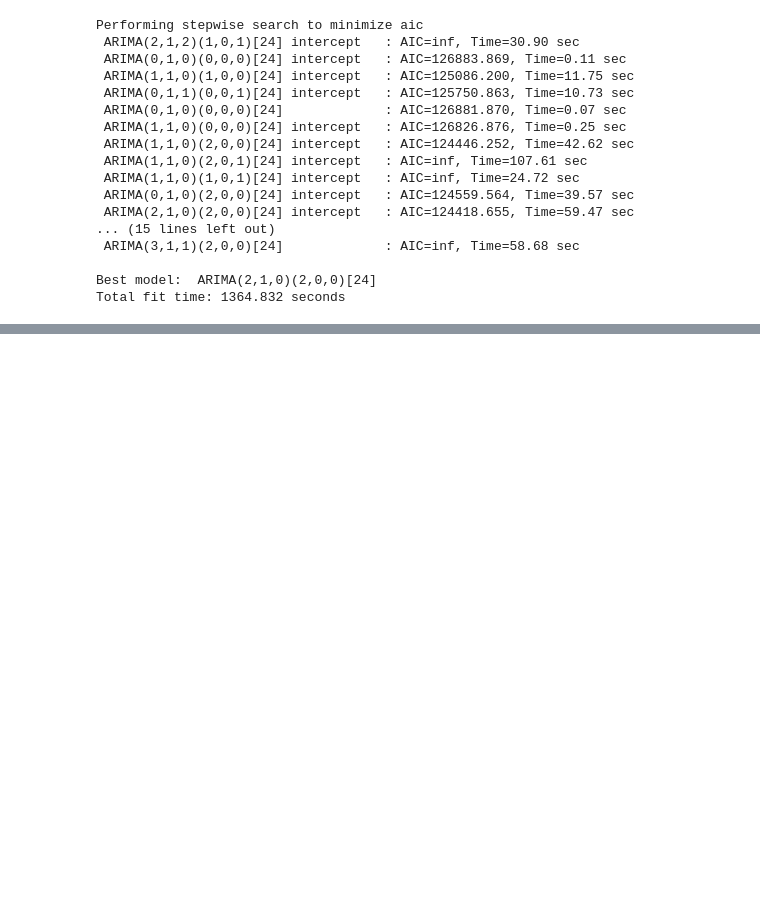
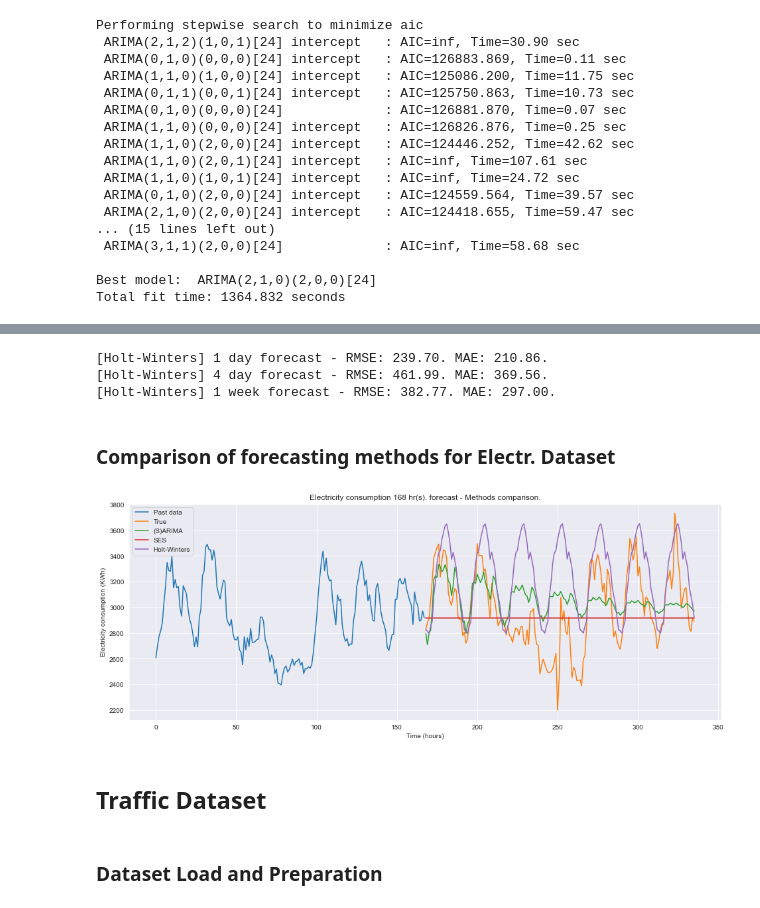
Before and after one commit to andresC98/TSF_Transformers_TFM, a Jupyter notebook: code_notebooks/[TFM] Classical Forecasting Models - Traffic & Electricity Benchmarks.ipynb, the cells around one changed output, grey strips where cells are left out. Saved outputs shown, nothing was run; the diff lists cells and outputs as text; code cells hidden in the pictures; blank space fills up the shorter version.

```diff
--- a/code_notebooks/[TFM] Classical Forecasting Models - Traffic & Electricity Benchmarks.ipynb
+++ b/code_notebooks/[TFM] Classical Forecasting Models - Traffic & Electricity Benchmarks.ipynb
@@ -226,0 +175,15 @@ print("1 week forecast - RMSE: {:.2f}. MAE: {:.2f}.".format(rmse, mae))
+# %%
+# Save model to disk:
+#joblib.dump(model, "trained_models/arima_model_electr.pkl", compress=3)
+
+# Load model from disk after fitting
+arima_model = joblib.load("trained_models/arima_model_electr.pkl")
+# %%
+forecast_1day_ARIMA = arima_model.predict(next_day)
+plot_model_forecast(train, test, forecast_1day_ARIMA, next_day, "electr","ARIMA(2,1,0)(2,0,0)[24]")
+
+forecast_4day_ARIMA = arima_model.predict(next_4_days)
+plot_model_forecast(train, test, forecast_4day_ARIMA, next_4_days, "electr","ARIMA(2,1,0)(2,0,0)[24]")
+
+forecast_1week_ARIMA = arima_model.predict(next_week)
+plot_model_forecast(train, test, forecast_1week_ARIMA, next_week, "electr","ARIMA(2,1,0)(2,0,0)[24]")
@@ -226,0 +272,32 @@ print("1 week forecast - RMSE: {:.2f}. MAE: {:.2f}.".format(rmse, mae))
+# %%
+rmse_1day = np.sqrt(mean_squared_error(true_1day, forecast_1day_HWES) )
+mae_1day = mean_absolute_error(true_1day, forecast_1day_HWES)
+
+rmse_4day = np.sqrt(mean_squared_error(true_4day, forecast_4day_HWES) )
+mae_4day = mean_absolute_error(true_4day, forecast_4day_HWES)
+
+rmse_1week = np.sqrt(mean_squared_error(true_1week, forecast_1week_HWES) )
+mae_1week = mean_absolute_error(true_1week, forecast_1week_HWES)
+
+print("[Holt-Winters] 1 day forecast - RMSE: {:.2f}. MAE: {:.2f}.".format(rmse_1day, mae_1day))
+print("[Holt-Winters] 4 day forecast - RMSE: {:.2f}. MAE: {:.2f}.".format(rmse_4day, mae_4day))
+print("[Holt-Winters] 1 week forecast - RMSE: {:.2f}. MAE: {:.2f}.".format(rmse_1week, mae_1week))
+# %% [output]
+[Holt-Winters] 1 day forecast - RMSE: 239.70. MAE: 210.86.
+[Holt-Winters] 4 day forecast - RMSE: 461.99. MAE: 369.56.
+[Holt-Winters] 1 week forecast - RMSE: 382.77. MAE: 297.00.
+# %% [markdown]
+### Comparison of forecasting methods for Electr. Dataset
+# %%
+pred_data_list = [forecast_1week_ARIMA, forecast_1week_SES, forecast_1week_HWES]
+forecast_methods_list = ["(S)ARIMA", "SES", "Holt-Winters"]
+dataset_str = "electr"
+forecast_t = next_week
+
+plot_model_comparison(train, test, pred_data_list, forecast_t, dataset_str, forecast_methods_list)
+# %% [output]
+[figure, added]
+# %% [markdown]
+## Traffic Dataset
+# %% [markdown]
+### Dataset Load and Preparation
```
Also changed, not shown: parts of 60 cells of this notebook, 1 other file.
